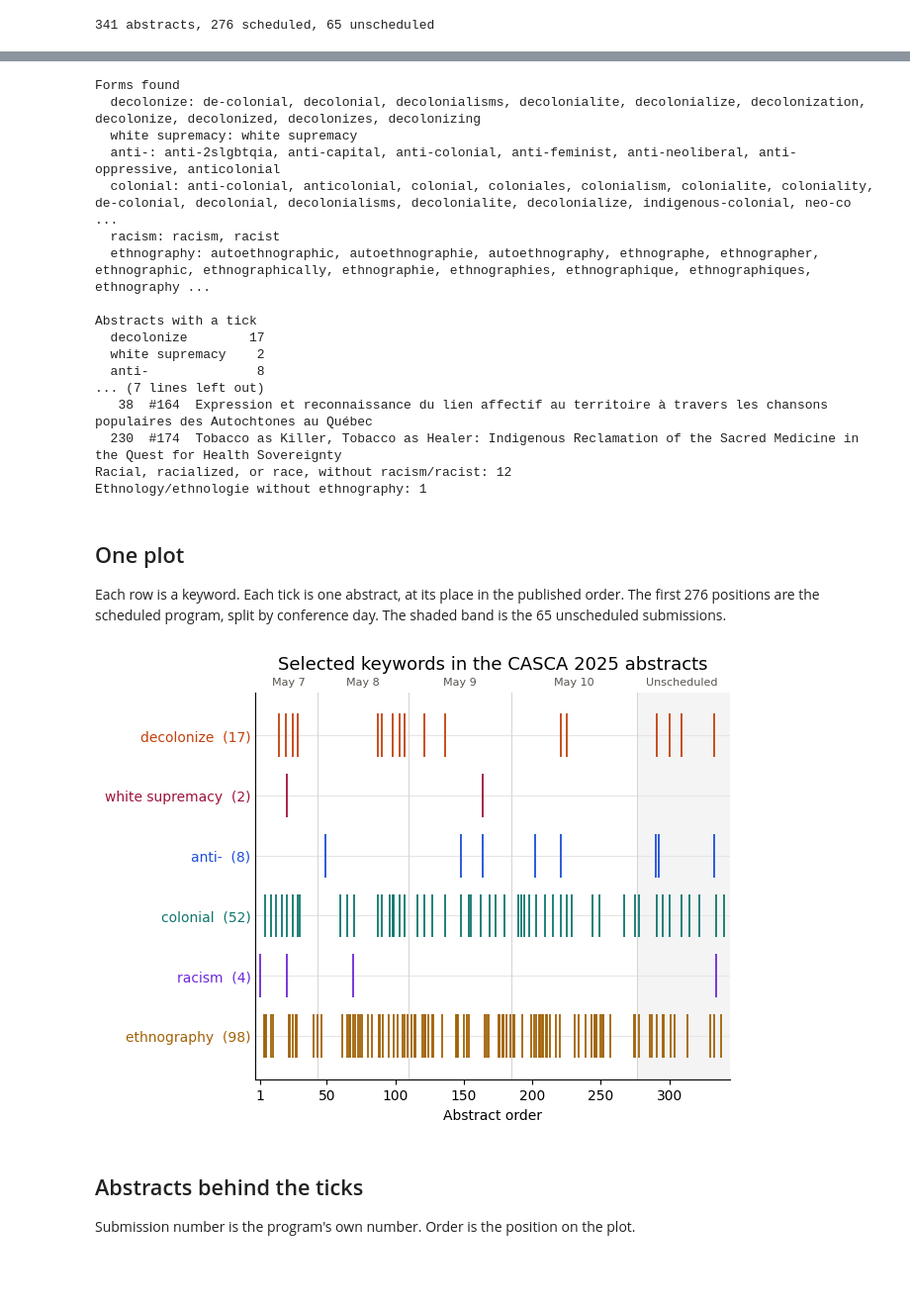
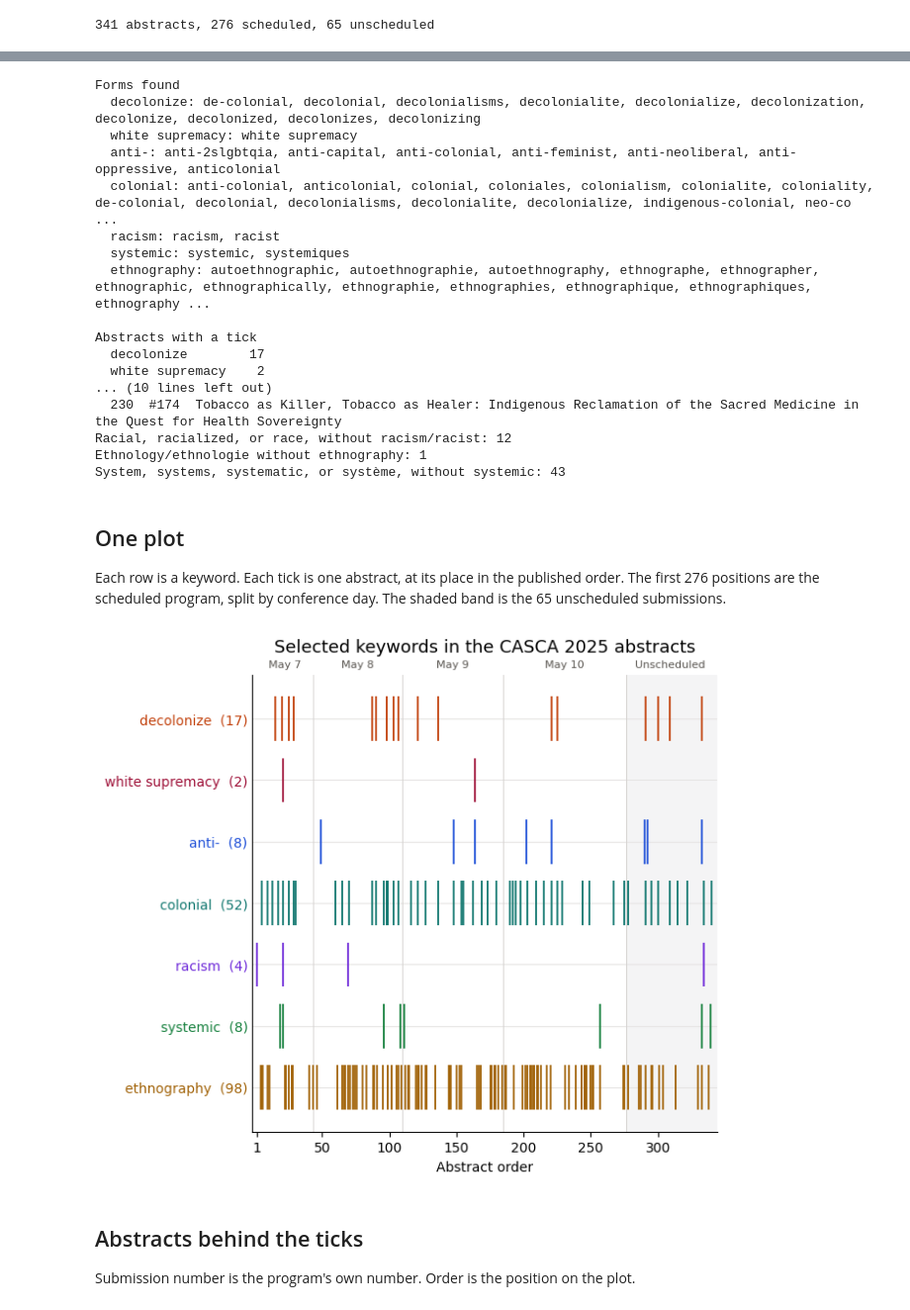
Before and after one commit to yrmo/casca-2025-abstracts, a Jupyter notebook: analysis.ipynb, the cells around one changed output, grey strips where cells are left out. Shown at 99% size. Cells and saved outputs as stored; diff of their text form; code cells hidden in the pictures; blank space fills up the shorter version.

Commit message:
Add systemic keyword search

```diff
--- a/analysis.ipynb
+++ b/analysis.ipynb
@@ -54,6 +55,7 @@ PATTERNS = [
     ("anti-", re.compile(r"\banti(?:-\w+|colonial\w*)")),
     ("colonial", re.compile(r"\b[\w-]*colonial\w*")),
     ("racism", re.compile(r"\bracis(?:m\w*|t\w*)")),
+    ("systemic", re.compile(r"\bsystemi(?:c|que)\w*")),
     ("ethnography", re.compile(r"\b[\w-]*ethnograph\w*")),
 ]
 
@@ -89,6 +91,9 @@ print(f"Racial, racialized, or race, without racism/racist: {int((racial & ~df['
 
 ethnology = df["text"].str.contains(r"\bethnolog\w*", regex=True)
 print(f"Ethnology/ethnologie without ethnography: {int((ethnology & ~df['ethnography']).sum())}")
+
+system_other = df["text"].str.contains(r"\bsystem(?!i(?:c|que))\w*", regex=True)
+print(f"System, systems, systematic, or système, without systemic: {int((system_other & ~df['systemic']).sum())}")
 # %% [output]
 Forms found
   decolonize: de-colonial, decolonial, decolonialisms, decolonialite, decolonialize, decolonization, decolonize, decolonized, decolonizes, decolonizing
@@ -96,17 +101,17 @@ Forms found
   anti-: anti-2slgbtqia, anti-capital, anti-colonial, anti-feminist, anti-neoliberal, anti-oppressive, anticolonial
   colonial: anti-colonial, anticolonial, colonial, coloniales, colonialism, colonialite, coloniality, de-colonial, decolonial, decolonialisms, decolonialite, decolonialize, indigenous-colonial, neo-co ...
   racism: racism, racist
+  systemic: systemic, systemiques
   ethnography: autoethnographic, autoethnographie, autoethnography, ethnographe, ethnographer, ethnographic, ethnographically, ethnographie, ethnographies, ethnographique, ethnographiques, ethnography ...
 
 Abstracts with a tick
   decolonize        17
   white supremacy    2
-  anti-              8
-... (7 lines left out)
-   38  #164  Expression et reconnaissance du lien affectif au territoire à travers les chansons populaires des Autochtones au Québec
+... (10 lines left out)
   230  #174  Tobacco as Killer, Tobacco as Healer: Indigenous Reclamation of the Sacred Medicine in the Quest for Health Sovereignty
 Racial, racialized, or race, without racism/racist: 12
 Ethnology/ethnologie without ethnography: 1
+System, systems, systematic, or système, without systemic: 43
 # %% [markdown]
 ## One plot
 
@@ -118,6 +123,7 @@ COLORS = {
     "anti-": "#1d4ed8",
     "colonial": "#0f766e",
     "racism": "#6d28d9",
+    "systemic": "#15803d",
     "ethnography": "#a16207",
 }
 
@@ -139,7 +145,7 @@ plt.rcParams.update({
     "axes.spines.right": False,
 })
 
-fig, ax = plt.subplots(layout="constrained")
+fig, ax = plt.subplots(figsize=(6.4, 5.6), layout="constrained")
 
 boundary = n_scheduled + 0.5
 pad = 3
@@ -158,34 +164,34 @@ for offset, name in zip(offsets, names):
             orientation="horizontal",
             lineoffsets=[offset],
             linelengths=0.72,
             linewidths=1.3,
             colors=[COLORS[name]],
             zorder=2,
         )
 
 ax.set_xlim(1 - pad, len(df) + pad)
 ax.set_ylim(-0.72, n_rows - 0.28)
 ax.set_yticks(offsets)
 ax.set_yticklabels([f"{name}  ({int(df[name].sum())})" for name in names])
 for label, name in zip(ax.get_yticklabels(), names):
     label.set_color(COLORS[name])
 ax.set_xlabel("Abstract order")
 ax.set_xticks([1, 50, 100, 150, 200, 250, 300])
 ax.set_title("Selected keywords in the CASCA 2025 abstracts")
 ax.tick_params(axis="y", length=0)
 
 top = ax.twiny()
 top.set_xlim(ax.get_xlim())
 top.set_xticks([(start + end) / 2 for start, end, _label in day_spans])
 top.set_xticklabels([label for _start, _end, label in day_spans])
 top.tick_params(axis="x", length=0, labelsize=8, colors="#57534e")
 for spine in top.spines.values():
     spine.set_visible(False)
 
 fig.savefig("keyword-ticks.png", dpi=160)
 plt.show()
 # %% [output]
-[figure, old version]
+[figure, new version]
 # %% [markdown]
 ## Abstracts behind the ticks
 
```
Also changed, not shown: parts of 3 cells of this notebook, 2 other files.
